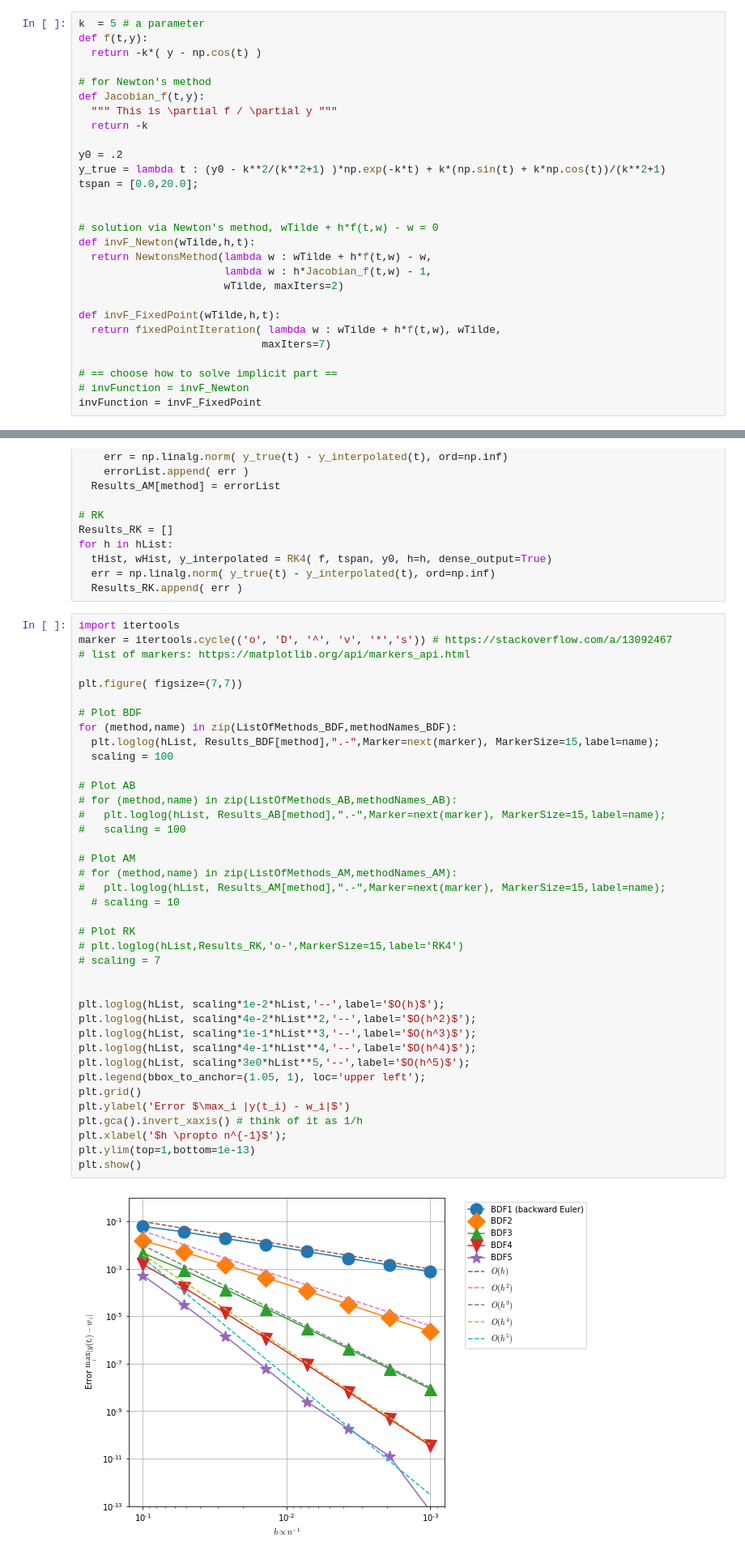
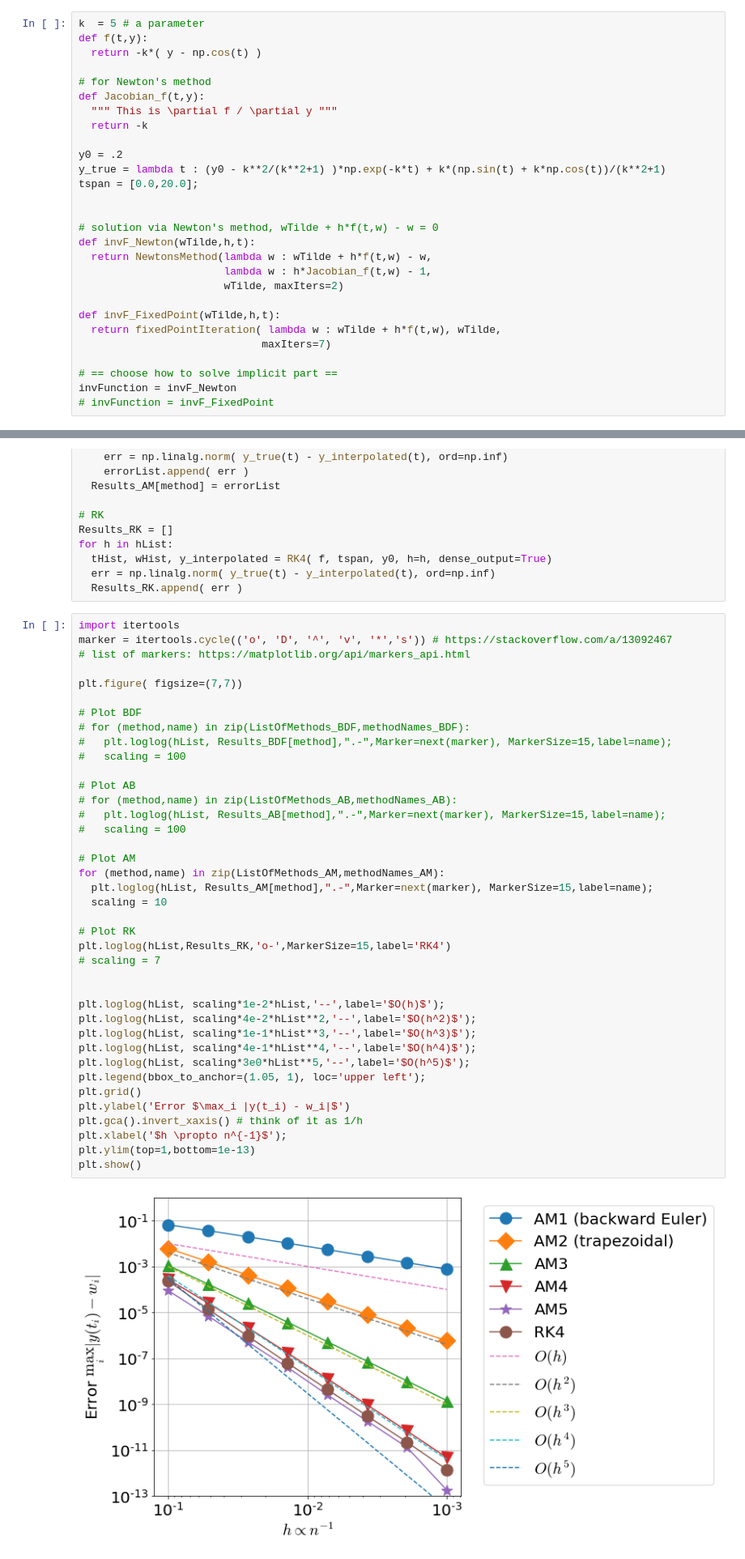
Before and after one commit to stephenbeckr/numerical-analysis-class, a Jupyter notebook: Demos/Ch5_AbsoluteStability.ipynb, the cells around one changed output, grey strips where cells are left out. Shown at 81% size. Drawn from its saved outputs; the diff is of its cells as text.

```diff
--- a/Demos/Ch5_AbsoluteStability.ipynb
+++ b/Demos/Ch5_AbsoluteStability.ipynb
@@ -547,8 +547,8 @@ def invF_FixedPoint(wTilde,h,t):
                              maxIters=7)
 
 # == choose how to solve implicit part ==
-# invFunction = invF_Newton
-invFunction = invF_FixedPoint
+invFunction = invF_Newton
+# invFunction = invF_FixedPoint
 # %% [markdown]
 ### Run the methods
 # %% [markdown]
@@ -610,41 +610,41 @@ marker = itertools.cycle(('o', 'D', '^', 'v', '*','s')) # https://stackoverflow.
 # list of markers: https://matplotlib.org/api/markers_api.html
 
 plt.figure( figsize=(7,7))
 
 # Plot BDF
-for (method,name) in zip(ListOfMethods_BDF,methodNames_BDF):
-  plt.loglog(hList, Results_BDF[method],".-",Marker=next(marker), MarkerSize=15,label=name);
-  scaling = 100
+# for (method,name) in zip(ListOfMethods_BDF,methodNames_BDF):
+#   plt.loglog(hList, Results_BDF[method],".-",Marker=next(marker), MarkerSize=15,label=name);
+#   scaling = 100
 
 # Plot AB
 # for (method,name) in zip(ListOfMethods_AB,methodNames_AB):
 #   plt.loglog(hList, Results_AB[method],".-",Marker=next(marker), MarkerSize=15,label=name);
 #   scaling = 100
 
 # Plot AM
-# for (method,name) in zip(ListOfMethods_AM,methodNames_AM):
-#   plt.loglog(hList, Results_AM[method],".-",Marker=next(marker), MarkerSize=15,label=name);
-  # scaling = 10
+for (method,name) in zip(ListOfMethods_AM,methodNames_AM):
+  plt.loglog(hList, Results_AM[method],".-",Marker=next(marker), MarkerSize=15,label=name);
+  scaling = 10
 
 # Plot RK
-# plt.loglog(hList,Results_RK,'o-',MarkerSize=15,label='RK4')
+plt.loglog(hList,Results_RK,'o-',MarkerSize=15,label='RK4')
 # scaling = 7
 
 
 plt.loglog(hList, scaling*1e-2*hList,'--',label='$O(h)$');
 plt.loglog(hList, scaling*4e-2*hList**2,'--',label='$O(h^2)$');
 plt.loglog(hList, scaling*1e-1*hList**3,'--',label='$O(h^3)$');
 plt.loglog(hList, scaling*4e-1*hList**4,'--',label='$O(h^4)$');
 plt.loglog(hList, scaling*3e0*hList**5,'--',label='$O(h^5)$');
 plt.legend(bbox_to_anchor=(1.05, 1), loc='upper left');
 plt.grid()
 plt.ylabel('Error $\max_i |y(t_i) - w_i|$')
 plt.gca().invert_xaxis() # think of it as 1/h
 plt.xlabel('$h \propto n^{-1}$');
 plt.ylim(top=1,bottom=1e-13)
 plt.show()
 # %% [output]
-[figure, old version]
+[figure, new version]
 # %% [markdown]
 ### Problem 2: the exact Dahlquist test equation
 $$ y' = \lambda y$$
```
Also changed, not shown: parts of 18 cells of this notebook.
